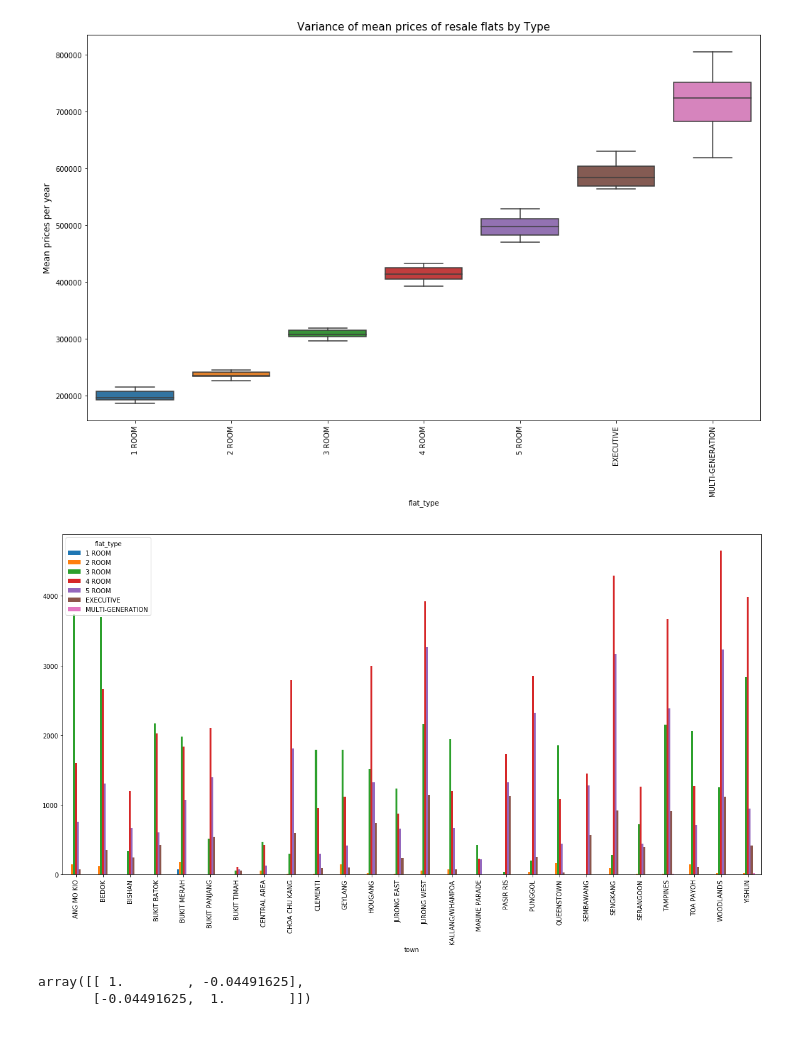
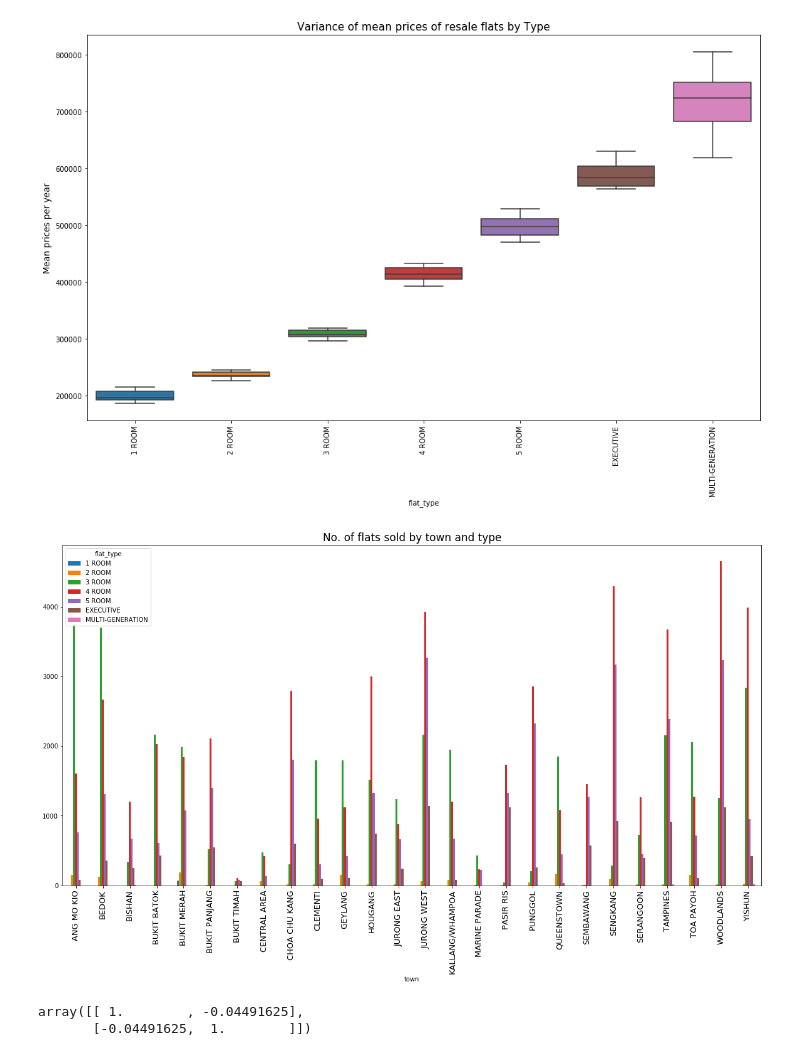
Before and after one commit to YidaWon/HDB-resale-prices, a Jupyter notebook: 1. HDB Sales Prices - Data Cleaning & EDA.ipynb, the cells around one changed output. Drawn from its saved outputs; the diff is of its cells as text; code cells hidden in the pictures.

```diff
--- a/1. HDB Sales Prices - Data Cleaning & EDA.ipynb
+++ b/1. HDB Sales Prices - Data Cleaning & EDA.ipynb
@@ -649,11 +653,13 @@ plt.show()
 # %%
 #flat_types vs town
 fig,ax = plt.subplots(figsize=(20,10))
 subset_type_town = data.groupby(['town','flat_type'])['resale_price'].count().reset_index()
 subset_type_town.pivot(index = 'town', columns = 'flat_type',values='resale_price').plot.bar(ax = ax)
+plt.title('No. of flats sold by town and type', fontsize = 17)
+plt.xticks(fontsize=13)
 plt.show()
 # %% [output]
-[figure, old version]
+[figure, new version]
 # %%
 #Relationship between prices and the no. of units sold?
 subset_group = data.groupby(['flat_type'])['resale_price']
```
Also changed, not shown: parts of 1 cell of this notebook, 2 other files.
